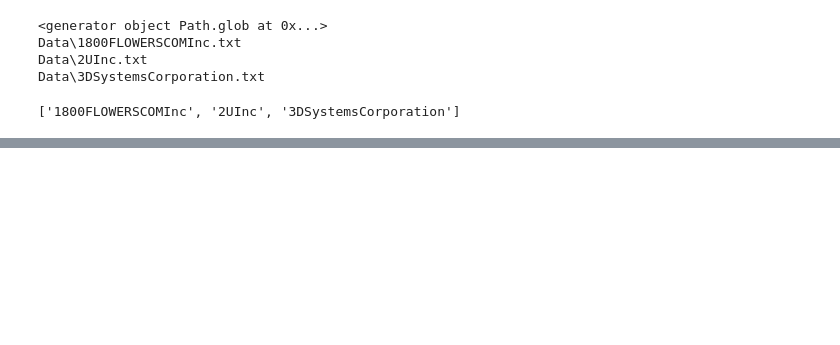
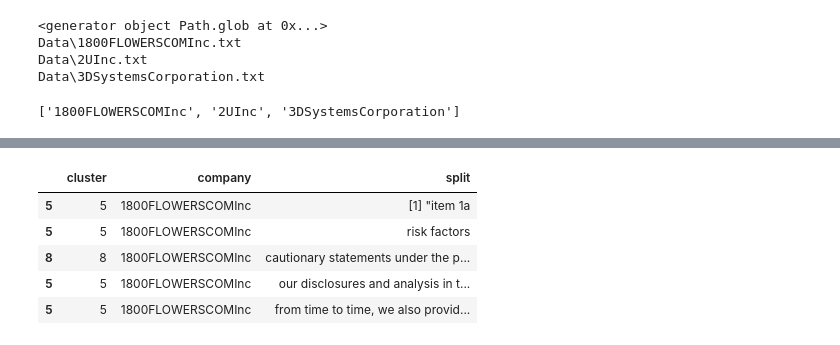
Before and after one commit to XaraRoy/Risky-Business, a Jupyter notebook: UnsupervisedClustering__TFidf__test.ipynb, the cells around one changed output, grey strips where cells are left out. Drawn from its saved outputs; the diff is of its cells as text; code cells hidden in the pictures; blank space fills up the shorter version.

Commit message:
Added a Dataframe for labels

```diff
--- a/UnsupervisedClustering__TFidf__test.ipynb
+++ b/UnsupervisedClustering__TFidf__test.ipynb
@@ -128,0 +169,3 @@ terms = X[1].get_feature_names()
+# %%
+clusters = model.labels_.tolist()
+clusters
@@ -128,0 +190,16 @@ terms = X[1].get_feature_names()
+# %%
+def dataframe_it(big_split_text_list, big_split_name_list, clusters):
+    first_we_dict = {'company': big_split_name_list, 'split': big_split_text_list, 'cluster': clusters}
+    frame = pd.DataFrame(first_we_dict, index =clusters, columns = ['cluster', 'company', 'split'])
+    return frame
+# %%
+all_doc_df = dataframe_it(big_split_text_list, big_split_name_list, clusters)
+# %%
+all_doc_df.head()
+# %% [output]
+|  | cluster | company | split |
+| 5 | 5 | 1800FLOWERSCOMInc | [1] "item 1a |
+| 5 | 5 | 1800FLOWERSCOMInc | risk factors |
+| 8 | 8 | 1800FLOWERSCOMInc | cautionary statements under the p... |
+| 5 | 5 | 1800FLOWERSCOMInc | our disclosures and analysis in t... |
+| 5 | 5 | 1800FLOWERSCOMInc | from time to time, we also provid... |
```
Also changed, not shown: parts of 41 cells of this notebook.
